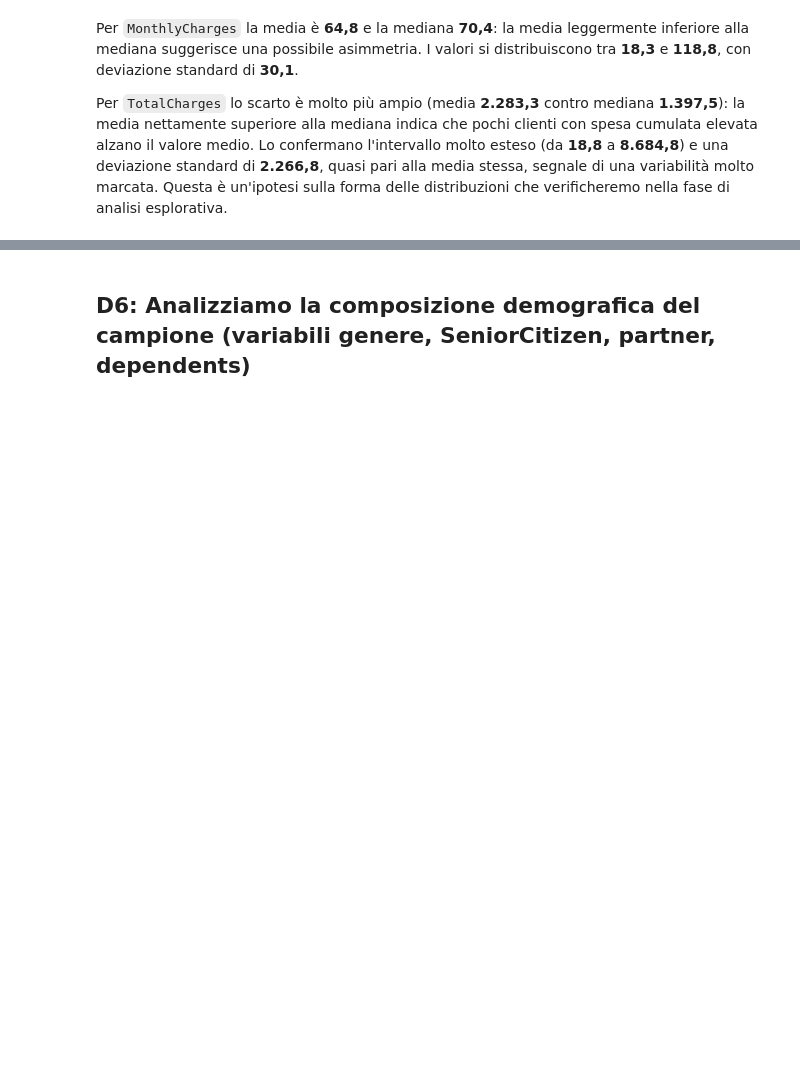
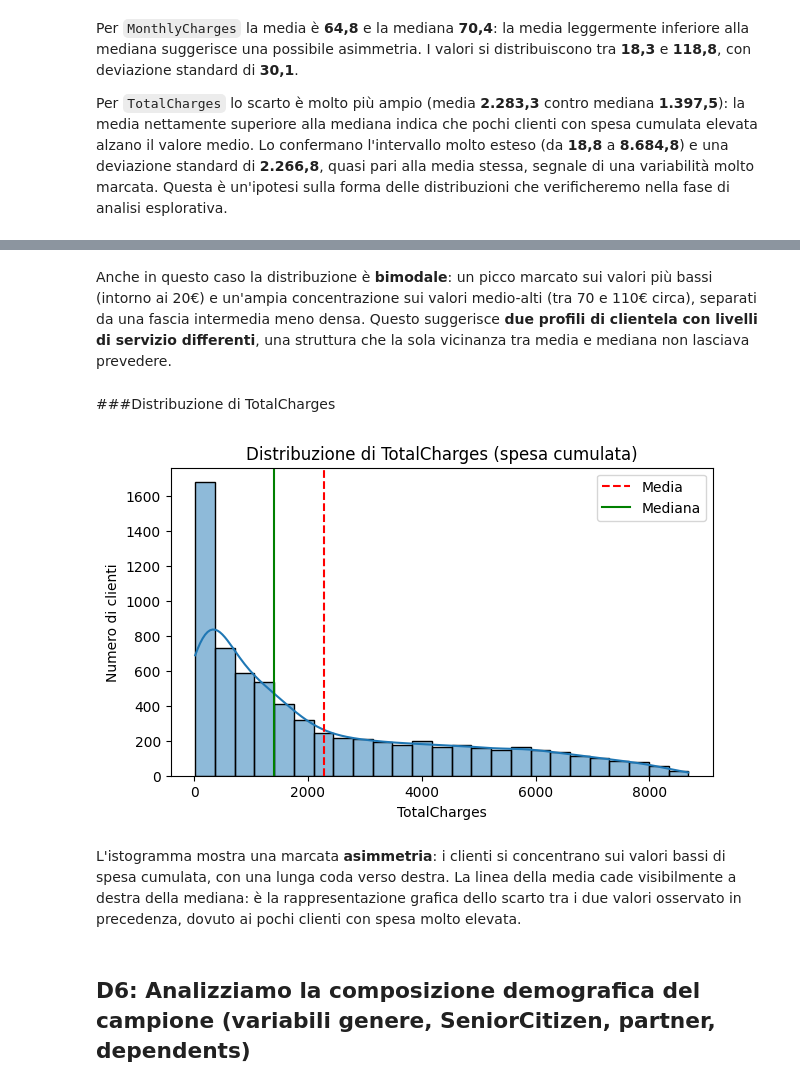
Before and after one commit to aurorap1/Progetto-Data-Science-Gruppo-8-, a Jupyter notebook: DATA/ProgettoDataScienceGruppo_8.ipynb, the cells around one changed output, grey strips where cells are left out. Cells and saved outputs as stored; diff of their text form; code cells hidden in the pictures; blank space fills up the shorter version.

```diff
--- a/DATA/ProgettoDataScienceGruppo_8.ipynb
+++ b/DATA/ProgettoDataScienceGruppo_8.ipynb
@@ -193,3 +225,24 @@ Per `TotalCharges` lo scarto è molto più ampio (media **2.283,3** contro media
+# %% [markdown]
+Anche in questo caso la distribuzione è **bimodale**: un picco marcato sui valori più bassi (intorno ai 20€) e un'ampia concentrazione sui valori medio-alti (tra 70 e 110€ circa), separati da una fascia intermedia meno densa. Questo suggerisce **due profili di clientela con livelli di servizio differenti**, una struttura che la sola vicinanza tra media e mediana non lasciava prevedere.
+# %% [markdown]
+###Distribuzione di TotalCharges
+# %%
+# Visualizziamo graficamente la distribuzione della variabile 'Total Charges'
+
+df["TotalCharges"] = pd.to_numeric(df["TotalCharges"], errors="coerce")
+plt.figure(figsize=(7, 4))
+sns.histplot(df["TotalCharges"], kde=True)
+plt.axvline(df["TotalCharges"].mean(),   color="red",   linestyle="--", label="Media")
+plt.axvline(df["TotalCharges"].median(), color="green", linestyle="-",  label="Mediana")
+plt.title("Distribuzione di TotalCharges (spesa cumulata)")
+plt.xlabel("TotalCharges")
+plt.ylabel("Numero di clienti")
+plt.legend()
+plt.show()
+# %% [output]
+[figure, added]
+# %% [markdown]
+L'istogramma mostra una marcata **asimmetria**: i clienti si concentrano sui valori bassi di spesa cumulata, con una lunga coda verso destra. La linea della media cade visibilmente a destra della mediana: è la rappresentazione grafica dello scarto tra i due valori osservato in precedenza, dovuto ai pochi clienti con spesa molto elevata.
 # %% [markdown]
  ## D6: Analizziamo la composizione demografica del campione (variabili genere, SeniorCitizen, partner, dependents)
 # %% [markdown]
```
Also changed, not shown: parts of 19 cells of this notebook.
